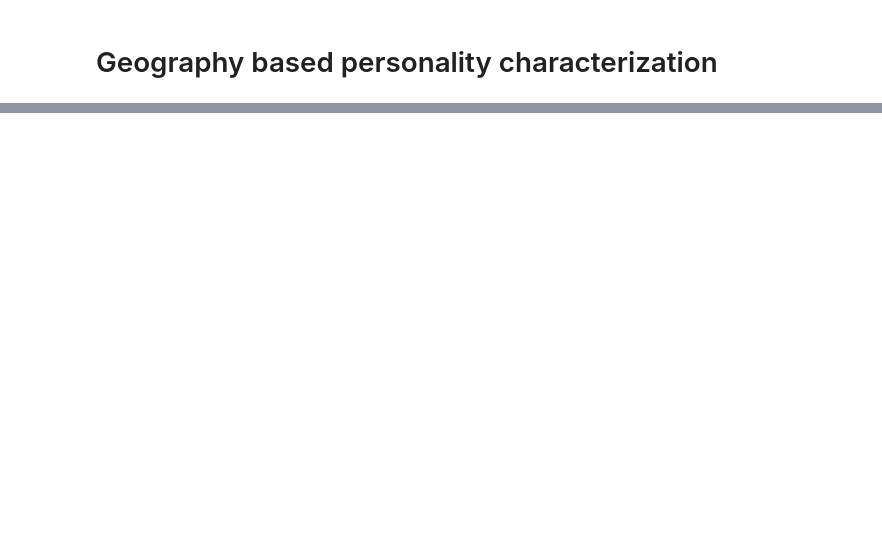
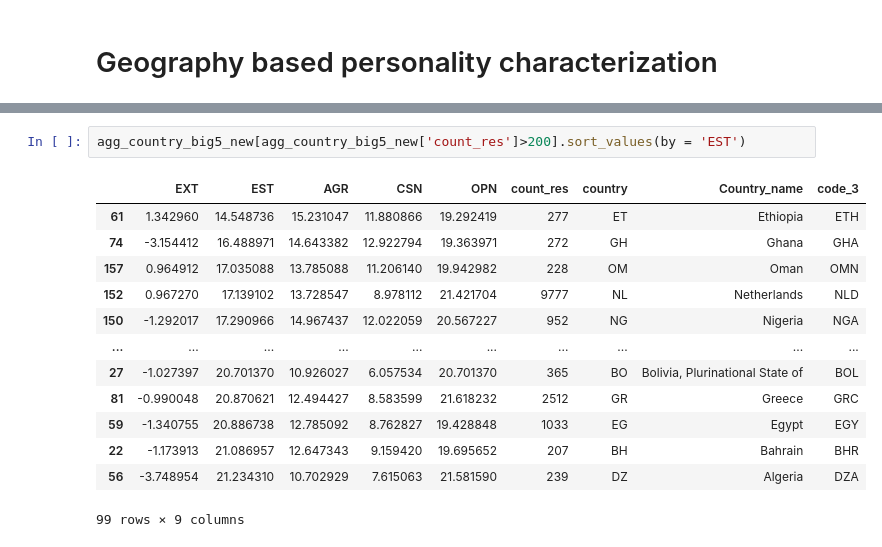
Before and after one commit to Diego-II/MDP-Project, a Jupyter notebook: Notebook/Proyecto_final_main.ipynb, the cells around one changed output, grey strips where cells are left out. Saved outputs shown, nothing was run; the diff lists cells and outputs as text; blank space fills up the shorter version.

```diff
--- a/Notebook/Proyecto_final_main.ipynb
+++ b/Notebook/Proyecto_final_main.ipynb
@@ -34,0 +397,16 @@ df
+# %%
+agg_country_big5_new[agg_country_big5_new['count_res']>200].sort_values(by = 'EST')
+# %% [output]
+|  | EXT | EST | AGR | CSN | OPN | count_res | country | Country_name | code_3 |
+| 61 | 1.342960 | 14.548736 | 15.231047 | 11.880866 | 19.292419 | 277 | ET | Ethiopia | ETH |
+| 74 | -3.154412 | 16.488971 | 14.643382 | 12.922794 | 19.363971 | 272 | GH | Ghana | GHA |
+| 157 | 0.964912 | 17.035088 | 13.785088 | 11.206140 | 19.942982 | 228 | OM | Oman | OMN |
+| 152 | 0.967270 | 17.139102 | 13.728547 | 8.978112 | 21.421704 | 9777 | NL | Netherlands | NLD |
+| 150 | -1.292017 | 17.290966 | 14.967437 | 12.022059 | 20.567227 | 952 | NG | Nigeria | NGA |
+| ... | ... | ... | ... | ... | ... | ... | ... | ... | ... |
+| 27 | -1.027397 | 20.701370 | 10.926027 | 6.057534 | 20.701370 | 365 | BO | Bolivia, Plurinational State of | BOL |
+| 81 | -0.990048 | 20.870621 | 12.494427 | 8.583599 | 21.618232 | 2512 | GR | Greece | GRC |
+| 59 | -1.340755 | 20.886738 | 12.785092 | 8.762827 | 19.428848 | 1033 | EG | Egypt | EGY |
+| 22 | -1.173913 | 21.086957 | 12.647343 | 9.159420 | 19.695652 | 207 | BH | Bahrain | BHR |
+| 56 | -3.748954 | 21.234310 | 10.702929 | 7.615063 | 21.581590 | 239 | DZ | Algeria | DZA |
+99 rows × 9 columns
```
Also changed, not shown: parts of 43 cells of this notebook.
